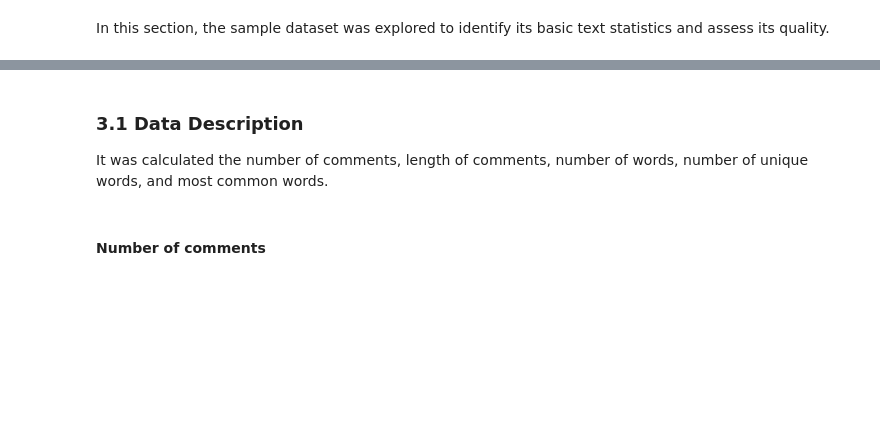
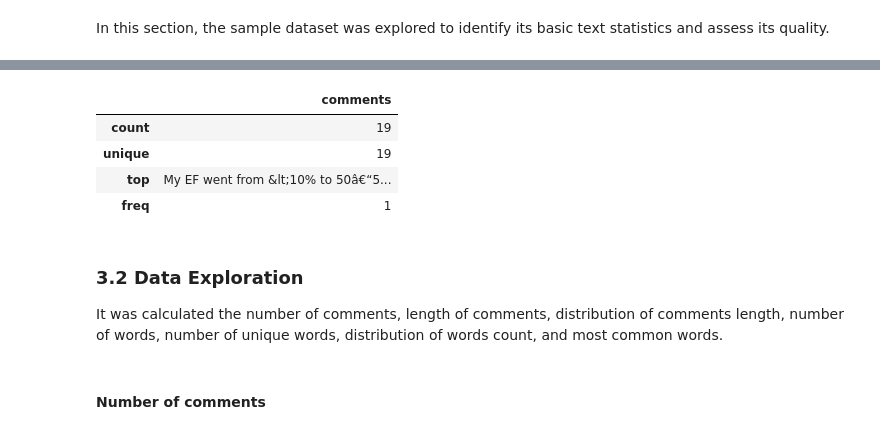
Before and after one commit to DanielEduardoLopez/SentimentAnalysisEntresto, a Jupyter notebook: notebooks/SentimentAnalysisEntresto.ipynb, the cells around one changed output, grey strips where cells are left out. Drawn from its saved outputs; the diff is of its cells as text; code cells hidden in the pictures; blank space fills up the shorter version.

```diff
--- a/notebooks/SentimentAnalysisEntresto.ipynb
+++ b/notebooks/SentimentAnalysisEntresto.ipynb
@@ -204,7 +220,15 @@ In this section, the sample dataset was explored to identify its basic text stat
+# %%
+df_raw.describe()
+# %% [output]
+|  | comments |
+| count | 19 |
+| unique | 19 |
+| top | My EF went from &lt;10% to 50â€“5... |
+| freq | 1 |
 # %% [markdown]
-### **3.1 Data Description** <a class="anchor" id="description"></a>
+### **3.2 Data Exploration** <a class="anchor" id="description"></a>
 
-It was calculated the number of comments, length of comments, number of words, number of unique words, and most common words.
+It was calculated the number of comments, length of comments, distribution of comments length, number of words, number of unique words, distribution of words count, and most common words.
 # %% [markdown]
 #### **Number of comments**
 # %%
```
Also changed, not shown: parts of 9 cells of this notebook.
